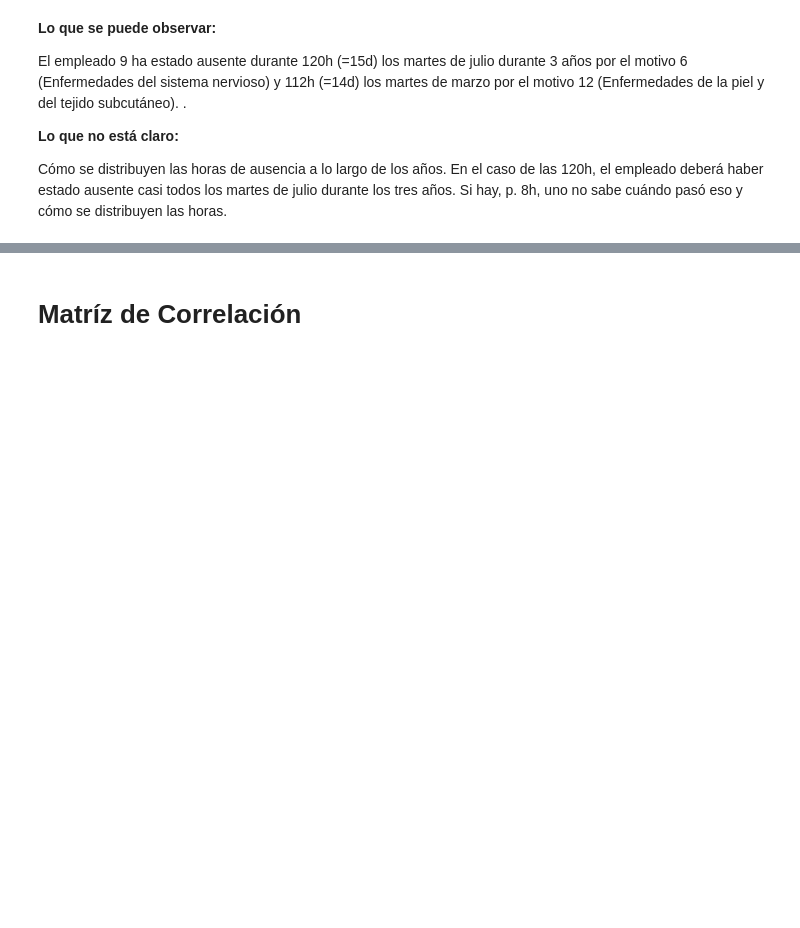
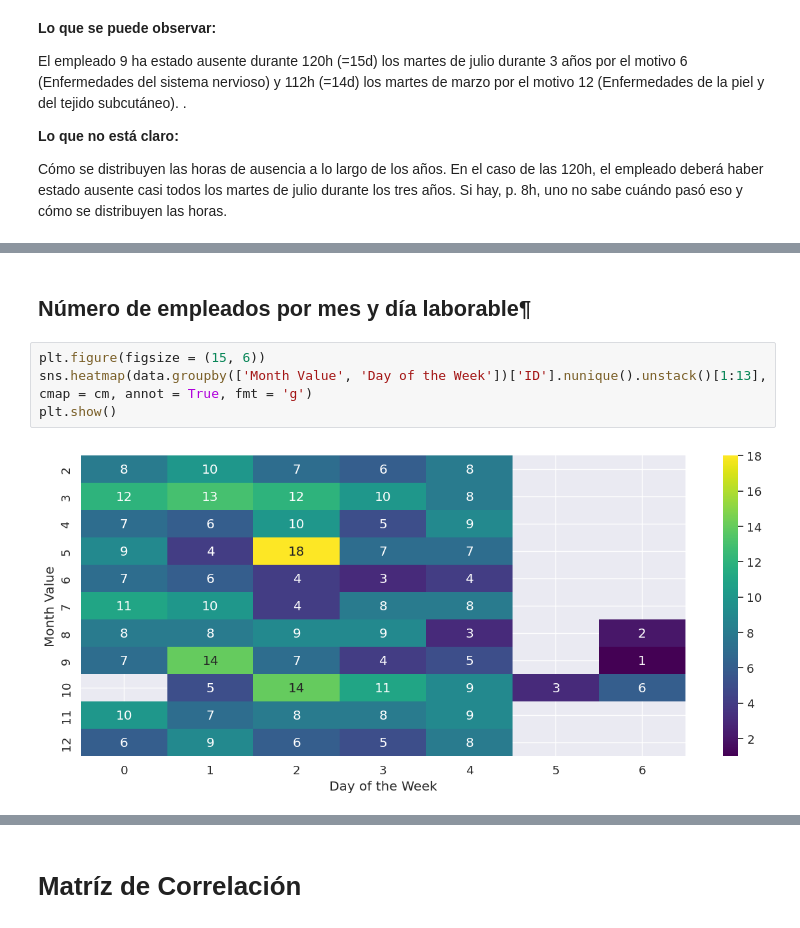
Before and after one commit to christmasv/Proyectos-de-ML, a Jupyter notebook: absentismo_modelo_rlogistica.ipynb, the cells around one changed output, grey strips where cells are left out. Saved outputs shown, nothing was run; the diff lists cells and outputs as text; blank space fills up the shorter version.

```diff
--- a/absentismo_modelo_rlogistica.ipynb
+++ b/absentismo_modelo_rlogistica.ipynb
@@ -285,0 +339,8 @@ Cómo se distribuyen las horas de ausencia a lo largo de los años. En el caso d
+# %% [markdown]
+## Número de empleados por mes y día laborable¶
+# %%
+plt.figure(figsize = (15, 6))
+sns.heatmap(data.groupby(['Month Value', 'Day of the Week'])['ID'].nunique().unstack()[1:13], cmap = cm, annot = True, fmt = 'g')
+plt.show()
+# %% [output]
+[figure, added]
```
Also changed, not shown: parts of 22 cells of this notebook.
